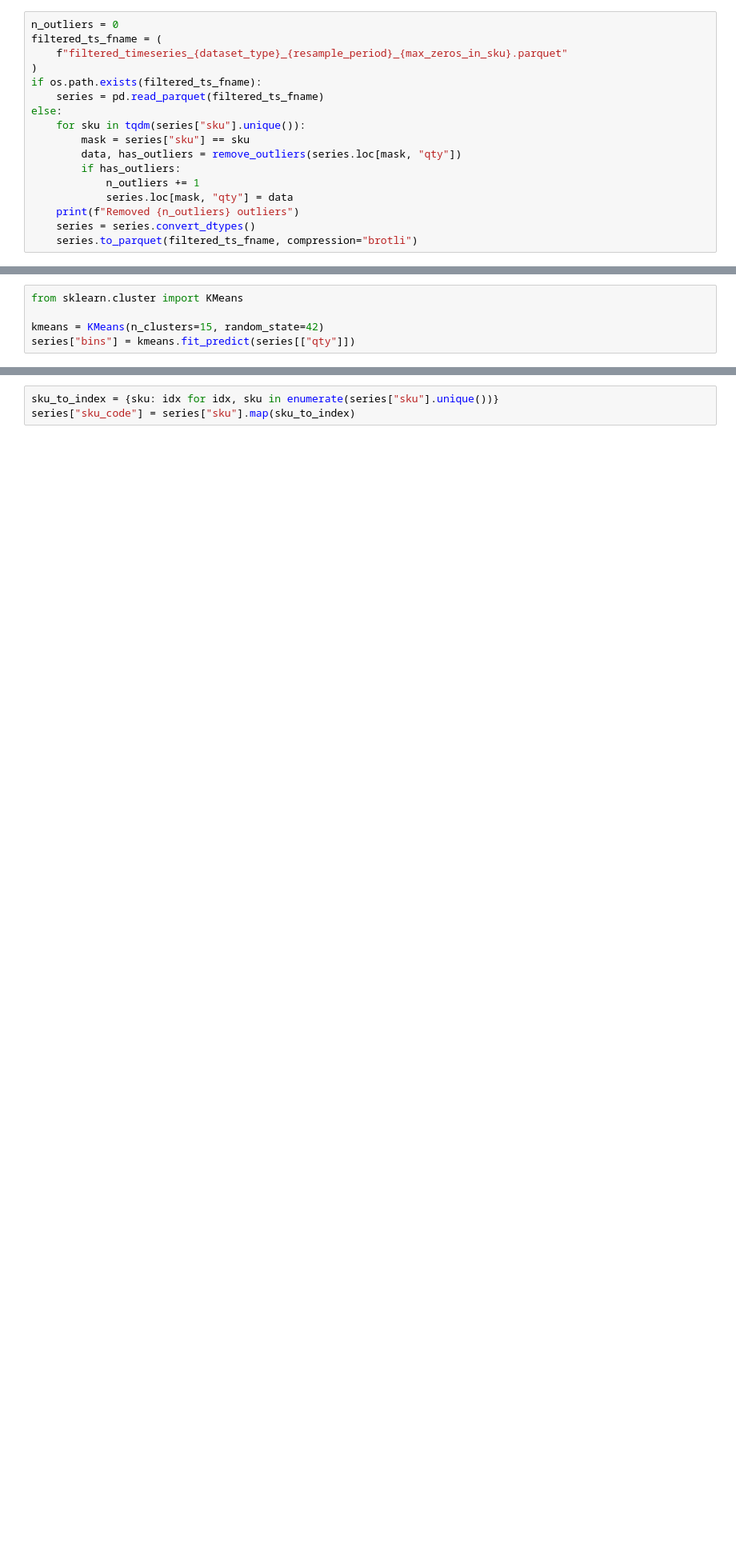
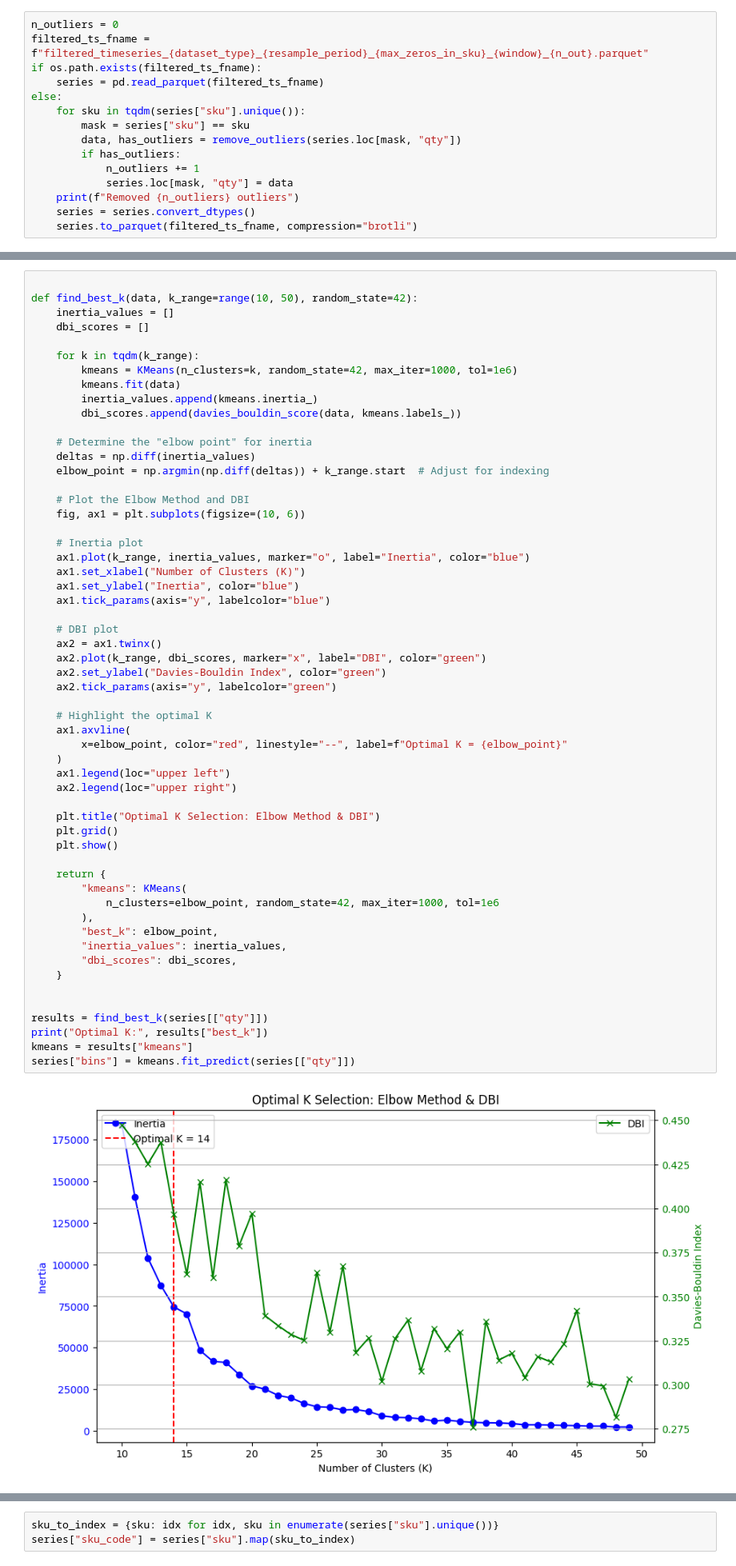
Before and after one commit to alessiosavi/demand-forecast, a Jupyter notebook: sales_v2.ipynb, the cells around one changed output, grey strips where cells are left out. Shown: that part at 80% size. Cells and saved outputs as stored; diff of their text form; blank space fills up the shorter version.

```diff
--- a/sales_v2.ipynb
+++ b/sales_v2.ipynb
@@ -286,8 +335,6 @@ def remove_outliers(data: pd.Series) -> (pd.Series, bool):
 # %%
 n_outliers = 0
-filtered_ts_fname = (
-    f"filtered_timeseries_{dataset_type}_{resample_period}_{max_zeros_in_sku}.parquet"
-)
+filtered_ts_fname = f"filtered_timeseries_{dataset_type}_{resample_period}_{max_zeros_in_sku}_{window}_{n_out}.parquet"
 if os.path.exists(filtered_ts_fname):
     series = pd.read_parquet(filtered_ts_fname)
 else:
@@ -305,5 +350,58 @@ else:
-# %%
-from sklearn.cluster import KMeans
-
-kmeans = KMeans(n_clusters=15, random_state=42)
-series["bins"] = kmeans.fit_predict(series[["qty"]])
+# %%
+
+def find_best_k(data, k_range=range(10, 50), random_state=42):
+    inertia_values = []
+    dbi_scores = []
+
+    for k in tqdm(k_range):
+        kmeans = KMeans(n_clusters=k, random_state=42, max_iter=1000, tol=1e6)
+        kmeans.fit(data)
+        inertia_values.append(kmeans.inertia_)
+        dbi_scores.append(davies_bouldin_score(data, kmeans.labels_))
+
+    # Determine the "elbow point" for inertia
+    deltas = np.diff(inertia_values)
+    elbow_point = np.argmin(np.diff(deltas)) + k_range.start  # Adjust for indexing
+
+    # Plot the Elbow Method and DBI
+    fig, ax1 = plt.subplots(figsize=(10, 6))
+
+    # Inertia plot
+    ax1.plot(k_range, inertia_values, marker="o", label="Inertia", color="blue")
+    ax1.set_xlabel("Number of Clusters (K)")
+    ax1.set_ylabel("Inertia", color="blue")
+    ax1.tick_params(axis="y", labelcolor="blue")
+
+    # DBI plot
+    ax2 = ax1.twinx()
+    ax2.plot(k_range, dbi_scores, marker="x", label="DBI", color="green")
+    ax2.set_ylabel("Davies-Bouldin Index", color="green")
+    ax2.tick_params(axis="y", labelcolor="green")
+
+    # Highlight the optimal K
+    ax1.axvline(
+        x=elbow_point, color="red", linestyle="--", label=f"Optimal K = {elbow_point}"
+    )
+    ax1.legend(loc="upper left")
+    ax2.legend(loc="upper right")
+
+    plt.title("Optimal K Selection: Elbow Method & DBI")
+    plt.grid()
+    plt.show()
+
+    return {
+        "kmeans": KMeans(
+            n_clusters=elbow_point, random_state=42, max_iter=1000, tol=1e6
+        ),
+        "best_k": elbow_point,
+        "inertia_values": inertia_values,
+        "dbi_scores": dbi_scores,
+    }
+
+
+results = find_best_k(series[["qty"]])
+print("Optimal K:", results["best_k"])
+kmeans = results["kmeans"]
+series["bins"] = kmeans.fit_predict(series[["qty"]])
+# %% [output]
+[figure, added]
```
Also changed, not shown: parts of 33 cells of this notebook.
